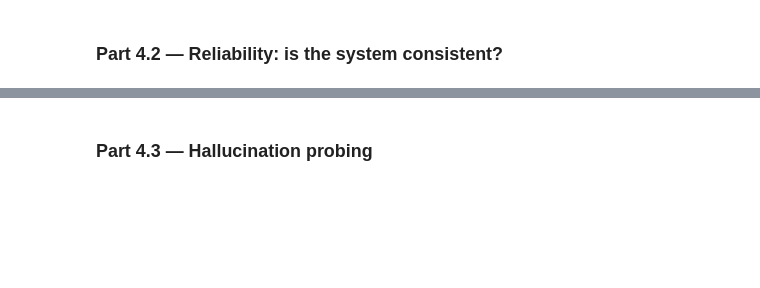
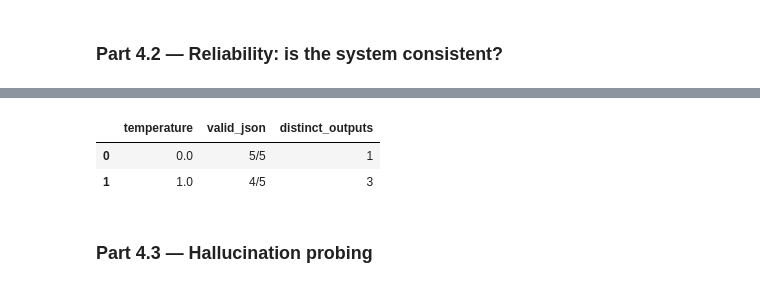
Before and after one commit to Burkifa23/lab-4-llm-decision-support, a Jupyter notebook: lab_4.ipynb, the cells around one changed output, grey strips where cells are left out. Cells and saved outputs as stored; diff of their text form; code cells hidden in the pictures; blank space fills up the shorter version.

```diff
--- a/lab_4.ipynb
+++ b/lab_4.ipynb
@@ -702,0 +778,71 @@ An impressive demo is not a trustworthy system. Now measure it.
+# %%
+# TODO: Run extract_fields() on letter L004 FIVE times at temperature=0 and FIVE times at
+#   temperature=1.0.
+
+# TODO: For each temperature, report how many of the 5 runs produced (a) valid JSON and
+#   (b) identical values across runs. A simple approach: json.dumps(result, sort_keys=True)
+#   and count unique strings.
+
+import json
+import pandas as pd
+from IPython.display import display
+
+
+# let function to accept the temperature parameter
+def extract_fields(letter_text, temperature=0.0):
+    prompt_text = EXTRACT_PROMPT.replace("[INSERT_LETTER_HERE]", letter_text)
+
+    raw = ask_llm(
+        prompt_text,
+        system_prompt=EXTRACT_SYSTEM,
+        temperature=temperature,
+        max_tokens=2048,
+    )
+
+    cleaned_text = re.sub(r"<think>.*?</think>", "", raw, flags=re.DOTALL)
+    match = re.search(r"\{.*\}", cleaned_text, re.DOTALL)
+
+    if match:
+        cleaned = match.group(0)
+        try:
+            return json.loads(cleaned)
+        except json.JSONDecodeError:
+            pass
+
+    return None
+
+
+# simplified reliability loop
+evaluation_rows = []
+
+for temp in [0.0, 1.0]:
+    print(f"Running 5 times at temperature {temp}")
+
+    valid_count = 0
+    json_strings = []
+
+    for i in range(5):
+        result_dict = extract_fields(LETTERS["L004"], temperature=temp)
+
+        if result_dict is not None:
+            valid_count += 1
+            # sort_keys=True ensures the keys are always in the exact same order
+            stringified = json.dumps(result_dict, sort_keys=True)
+            json_strings.append(stringified)
+
+    # Count unique outputs by converting the list to a set
+    unique_outputs = len(set(json_strings))
+
+    evaluation_rows.append(
+        {
+            "temperature": temp,
+            "valid_json": f"{valid_count}/5",
+            "distinct_outputs": unique_outputs,
+        }
+    )
+
+    print(f"Valid JSON: {valid_count}/5")
+    print(f"Distinct outputs: {unique_outputs}\n")
+
+display(pd.DataFrame(evaluation_rows))
+# %% [output]
@@ -703,3 +856,6 @@ An impressive demo is not a trustworthy system. Now measure it.
+|  | temperature | valid_json | distinct_outputs |
+| 0 | 0.0 | 5/5 | 1 |
+| 1 | 1.0 | 4/5 | 3 |
 # %% [markdown]
 ### Part 4.3 — Hallucination probing
 # %%
```
Also changed, not shown: parts of 8 cells of this notebook.
